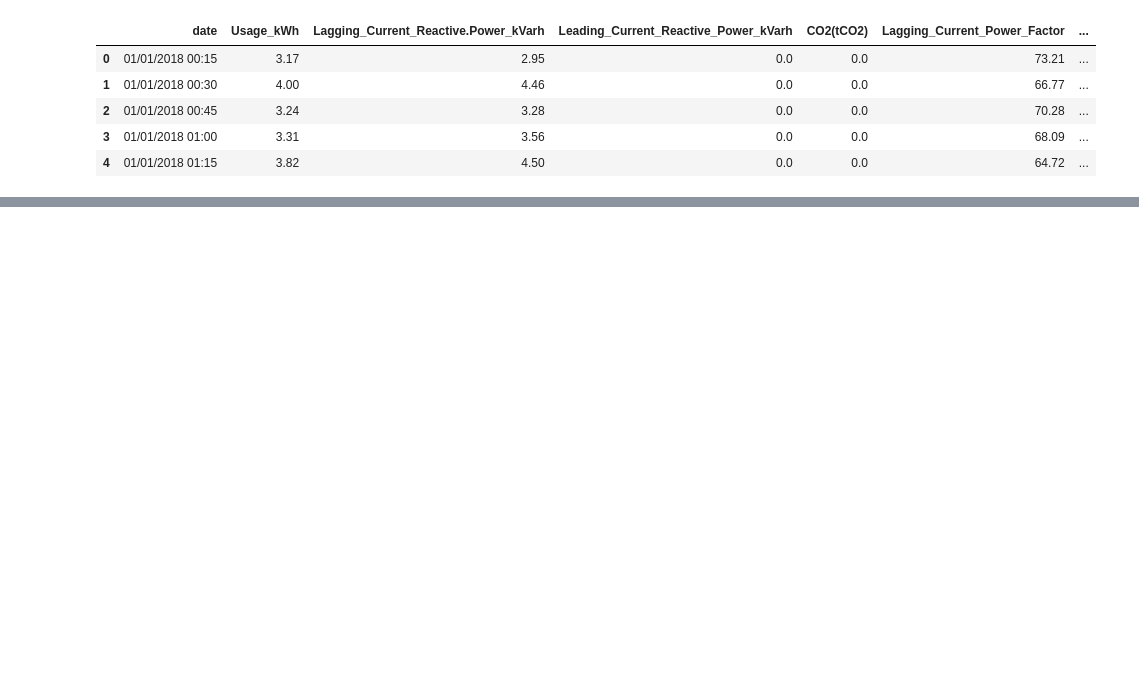
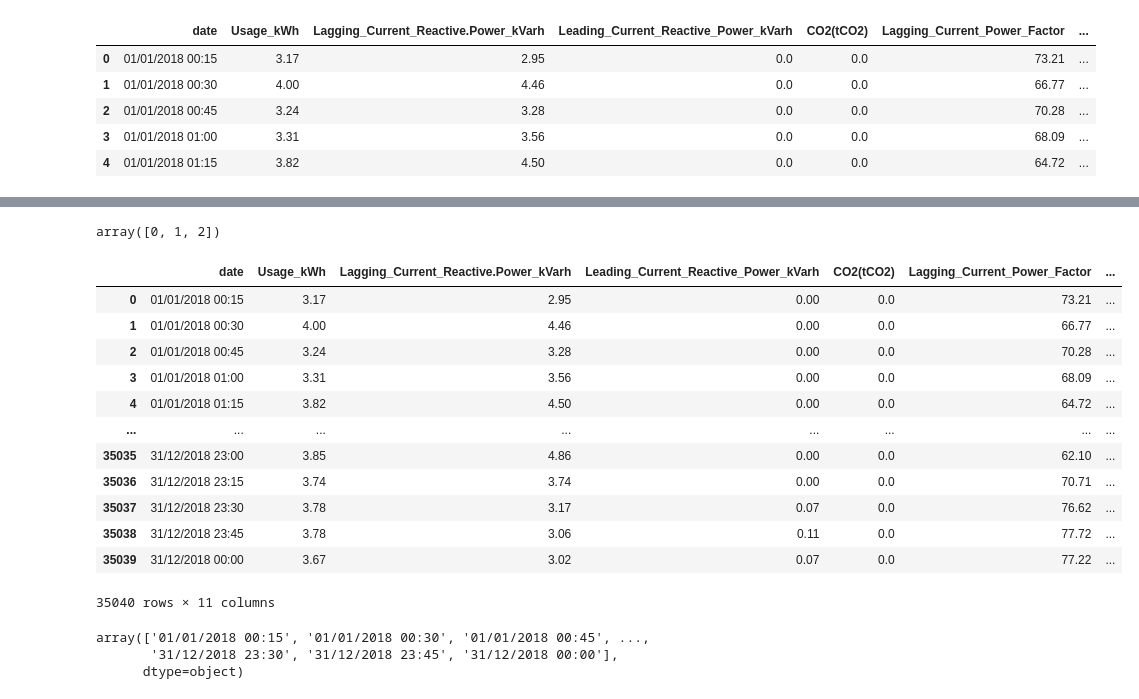
Before and after one commit to alirezapaakraavaan/Energy-Consumption-Analysis-and-Prediction, a Jupyter notebook: main.ipynb, the cells around one changed output, grey strips where cells are left out. Drawn from its saved outputs; the diff is of its cells as text; code cells hidden in the pictures; blank space fills up the shorter version.

```diff
--- a/main.ipynb
+++ b/main.ipynb
@@ -13,0 +66,3 @@ df.head()
+# %%
+df['CO2(tCO2)'] = df['CO2(tCO2)'] * 100
+df['CO2(tCO2)'].unique()
@@ -13,0 +75,14 @@ df.head()
+# %%
+day_to_number = {
+    'Monday': 0,
+    'Tuesday': 1,
+    'Wednesday': 2,
+    'Thursday': 3,
+    'Friday': 4,
+    'Saturday': 5,
+    'Sunday': 6
+}
+
+df['Day_of_week'] = df['Day_of_week'].map(day_to_number)
+
+df['Day_of_week'].unique()
@@ -13,0 +108,8 @@ df.head()
+# %%
+status_to_number = {
+    'Light_Load': 0,
+    'Medium_Load': 1,
+    'Maximum_Load': 2
+}
+
+df['Load_Type'] = df['Load_Type'].map(status_to_number)
@@ -13,0 +125,4 @@ df.head()
+# %%
+df['Load_Type'].unique()
+# %% [output]
+array([0, 1, 2])
@@ -13,0 +137,22 @@ df.head()
+# %%
+df
+# %% [output]
+|  | date | Usage_kWh | Lagging_Current_Reactive.Power_kVarh | Leading_Current_Reactive_Power_kVarh | CO2(tCO2) | Lagging_Current_Power_Factor | ... |
+| 0 | 01/01/2018 00:15 | 3.17 | 2.95 | 0.00 | 0.0 | 73.21 | ... |
+| 1 | 01/01/2018 00:30 | 4.00 | 4.46 | 0.00 | 0.0 | 66.77 | ... |
+| 2 | 01/01/2018 00:45 | 3.24 | 3.28 | 0.00 | 0.0 | 70.28 | ... |
+| 3 | 01/01/2018 01:00 | 3.31 | 3.56 | 0.00 | 0.0 | 68.09 | ... |
+| 4 | 01/01/2018 01:15 | 3.82 | 4.50 | 0.00 | 0.0 | 64.72 | ... |
+| ... | ... | ... | ... | ... | ... | ... | ... |
+| 35035 | 31/12/2018 23:00 | 3.85 | 4.86 | 0.00 | 0.0 | 62.10 | ... |
+| 35036 | 31/12/2018 23:15 | 3.74 | 3.74 | 0.00 | 0.0 | 70.71 | ... |
+| 35037 | 31/12/2018 23:30 | 3.78 | 3.17 | 0.07 | 0.0 | 76.62 | ... |
+| 35038 | 31/12/2018 23:45 | 3.78 | 3.06 | 0.11 | 0.0 | 77.72 | ... |
+| 35039 | 31/12/2018 00:00 | 3.67 | 3.02 | 0.07 | 0.0 | 77.22 | ... |
+35040 rows × 11 columns
+# %%
+df['date'].unique()
+# %% [output]
+array(['01/01/2018 00:15', '01/01/2018 00:30', '01/01/2018 00:45', ...,
+       '31/12/2018 23:30', '31/12/2018 23:45', '31/12/2018 00:00'],
+      dtype=object)
```
Also changed, not shown: parts of 35 cells of this notebook.
